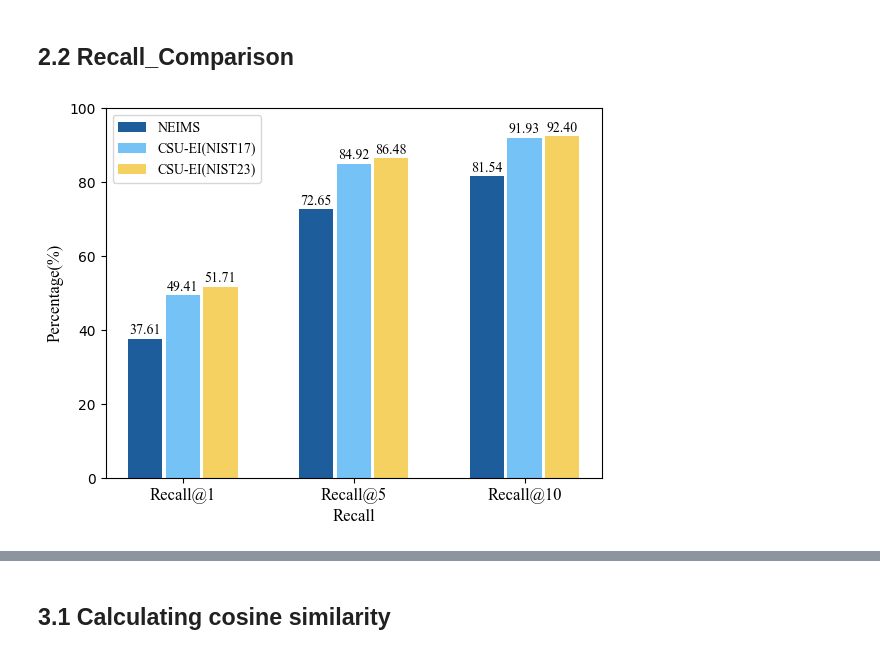
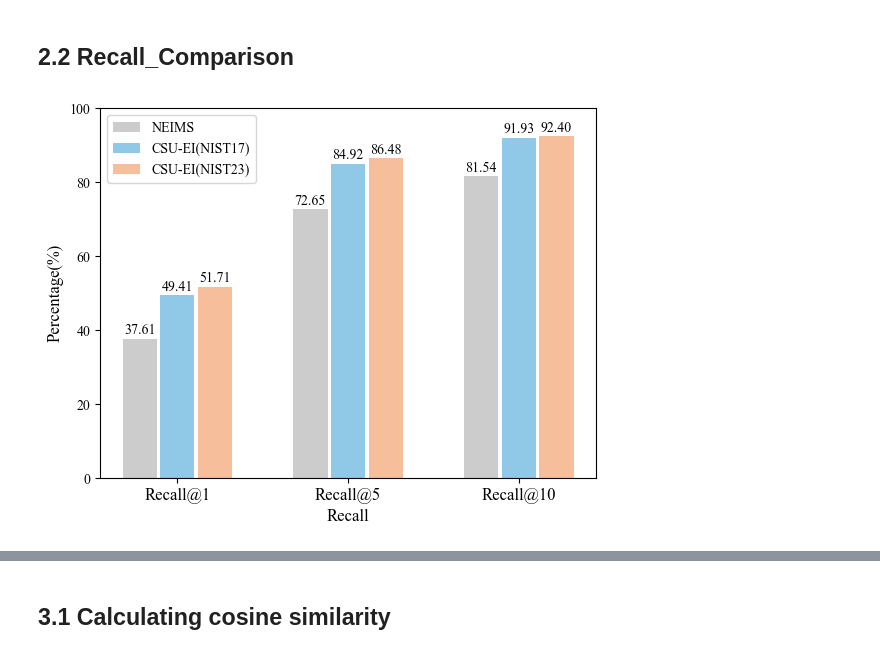
Before and after one commit to crxcsu/CSU-EI, a Jupyter notebook: analyzer/Interacting_with_CSUEI.ipynb, the cells around one changed output, grey strips where cells are left out. Cells and saved outputs as stored; diff of their text form; code cells hidden in the pictures.

```diff
--- a/analyzer/Interacting_with_CSUEI.ipynb
+++ b/analyzer/Interacting_with_CSUEI.ipynb
@@ -32,8 +32,19 @@ pd.set_option('display.max_colwidth', None)
 # ]
 config_path17 = "results/CSUEI_nist17_smil6_msl6_bs1024_DDP1_lr4.0e-04_smiesa1_msesa1_rm1_se1_2026-03-27_150000/config_2026-03-27_150000.json"
 config_path = "results/CSUEI_nist23_smil6_msl6_bs1024_DDP1_lr4.0e-04_smiesa1_msesa1_rm1_se1_2026-02-13_193603/config_2026-02-13_193603.json"
+optimizing_study_paths = [
+    "results/baseline_2026-10-08_234149/config_2026-10-08_234149.json",
+    "results/baseline_2026-10-08_232706/config_2026-10-08_232706.json",
+    "results/baseline_2026-10-09_090354/config_2026-10-09_090354.json",
+
+    "results/CSUEI_nist23_smil6_msl6_bs1024_DDP1_lr4.0e-04_smiesa0_msesa0_rm0_se0_2026-10-08_145154/config_2026-10-08_145154.json",
+    "results/CSUEI_nist23_smil6_msl6_bs1024_DDP1_lr4.0e-04_smiesa0_msesa0_rm0_se1_2026-02-18_100828/config_2026-02-18_100828.json",
+    "results/CSUEI_nist23_smil6_msl6_bs1024_DDP1_lr4.0e-04_smiesa0_msesa0_rm1_se1_2026-02-18_100716/config_2026-02-18_100716.json",
+    config_path
+]
 ablation_study_paths = [
-    "results/CSUEI_nist23_smil6_msl6_bs1024_DDP1_lr4.0e-04_smiesa0_msesa0_rm0_se0_2026-02-18_100902/config_2026-02-18_100902.json",
+    # "results/CSUEI_nist23_smil6_msl6_bs1024_DDP1_lr4.0e-04_smiesa0_msesa0_rm0_se0_2026-02-18_100902/config_2026-02-18_100902.json",
+    "results/CSUEI_nist23_smil6_msl6_bs1024_DDP1_lr4.0e-04_smiesa0_msesa0_rm0_se0_2026-10-08_145154/config_2026-10-08_145154.json",
     "results/CSUEI_nist23_smil6_msl6_bs1024_DDP1_lr4.0e-04_smiesa0_msesa0_rm0_se1_2026-02-18_100828/config_2026-02-18_100828.json",
     "results/CSUEI_nist23_smil6_msl6_bs1024_DDP1_lr4.0e-04_smiesa0_msesa0_rm1_se1_2026-02-18_100716/config_2026-02-18_100716.json",
     config_path
@@ -48,33 +59,3 @@ os.makedirs(save_dir, exist_ok=True)
 save_dir = None
 # %% [markdown]
 # 1. Optimizing CSU-EI
-# %%
-labels = [
-    'nn.Embedding',
-    'Sinusoidal_Embedding',
-    'Sinusoidal_Embedding + Pre-training',
-    'Sinusoidal_Embedding + Pre-training + ESA'
-]
-
-# Retrieve Top-1 Accuracy
-# Corrected list comprehension: iterate 'p' over 'ablation_study_paths'
-values = np.array([get_topk_acc(p, k_list=['1'], mode='dev')[0][0] for p in ablation_study_paths])
-# Plotting
-plt.figure(figsize=(8.25, 6))
-colors, y_pos = ['#02304a', '#136783', '#219ebc', '#90c9e7'], range(len(labels))
-bars = plt.barh(y_pos, values[::-1], color=colors, label=labels[::-1], height=0.6)
-# Styling
-plt.xlim(30, max(values) + 8)
-plt.xticks(np.arange(30, 60, 5), fontsize=12, fontname='Times New Roman')
-plt.yticks(y_pos, [4, 3, 2, 1], fontsize=12, fontname='Times New Roman')
-plt.xlabel('Recall@1 on the validation set (%)', fontsize=12, fontname='Times New Roman')
-plt.ylabel('Design choice', fontsize=12, fontname='Times New Roman')
-# Annotations
-for bar in bars:
-    plt.text(bar.get_width() + 0.5, bar.get_y() + bar.get_height()/2, f'{bar.get_width():.2f}',
-             va='center', ha='left', fontsize=11, fontname='Times New Roman')
-# Legend
-handles, lbls = plt.gca().get_legend_handles_labels()
-plt.legend(handles[::-1], lbls[::-1], prop={'family': 'Times New Roman', 'size': 11}, loc='upper right')
-plt.tight_layout()
-plt.show()
@@ -574,35 +480,35 @@ x_labels = ['Recall@1', 'Recall@5', 'Recall@10']
 # Plotting
 bar_width = 0.2
 index = np.arange(len(x_labels))
 fig, ax = plt.subplots()
 
-colors = ['#1d5d9b', '#75c2f6', '#f4d160']
+colors = ["#cccccc", '#90c9e7', '#f6be9b']
 
 bars1 = ax.bar(index - bar_width-0.02, recall_data[:, 0], bar_width, label='NEIMS', color=colors[0])
 bars2 = ax.bar(index, recall_data[:, 1], bar_width, label='CSU-EI(NIST17)', color=colors[1])
 bars3 = ax.bar(index + bar_width+0.02, recall_data[:, 2], bar_width, label='CSU-EI(NIST23)', color=colors[2])
 
 
 ax.set_xlabel('Recall', fontsize=12, fontname='times new roman')
 ax.set_ylabel('Percentage(%)', fontsize=12, fontname='times new roman')
 ax.set_xticks(index)
 ax.set_xticklabels(x_labels, fontsize=12, fontname='times new roman')
 ax.set_ylim(0, 100)
 ax.legend(fontsize=12, prop={'family': 'times new roman'})
 
 
 for bars in [bars1, bars2, bars3]:
     for bar in bars:
         height = bar.get_height()
         ax.text(bar.get_x() + bar.get_width() / 2, height + 0.5, f'{height:.2f}', ha='center', va='bottom', fontsize=10, fontname='times new roman')
 
 if save_dir is not None:
     save_path = os.path.join(save_dir, 'Recall_Comparison_Bar.png')
     plt.savefig(save_path, dpi=300)
 
 plt.show()
 # %% [output]
-[figure, old version]
+[figure, new version]
 # %%
 # Find the csv file
 _, df = get_topk_acc(config_path)
```
Also changed, not shown: parts of 17 cells of this notebook, 2 other files.
